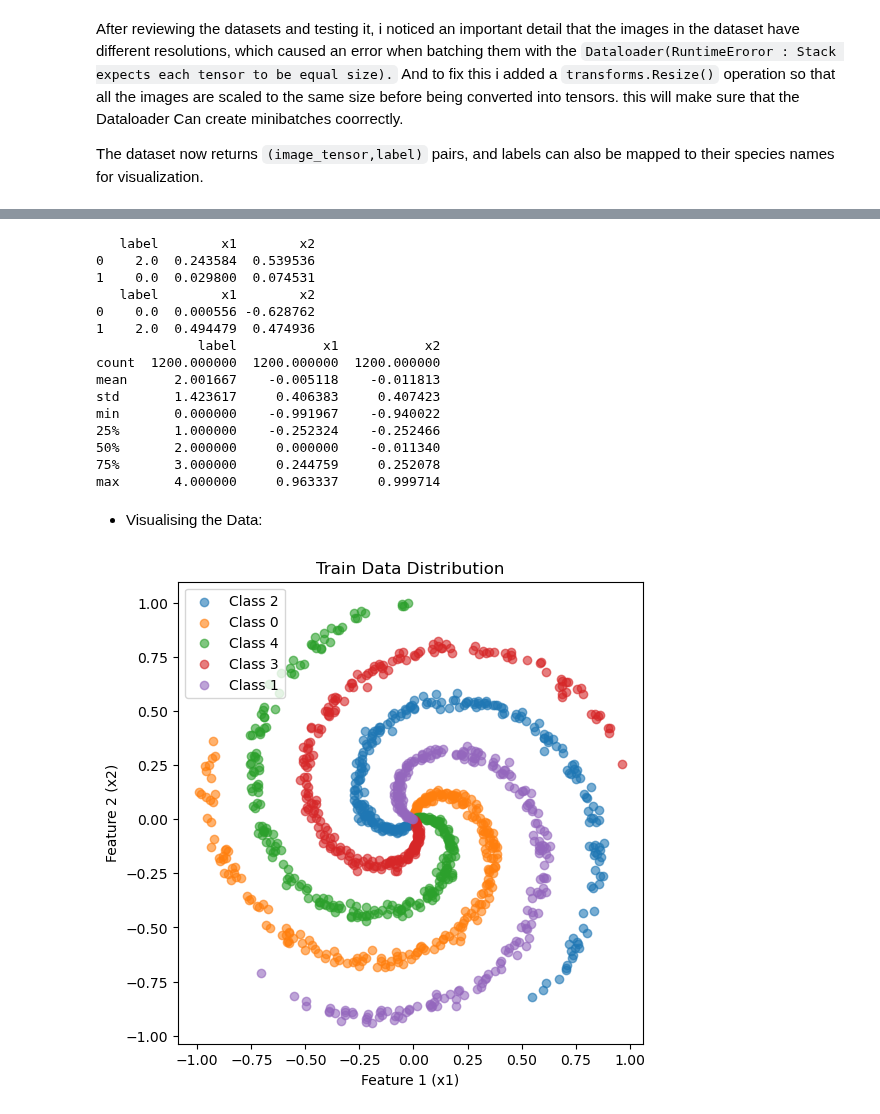
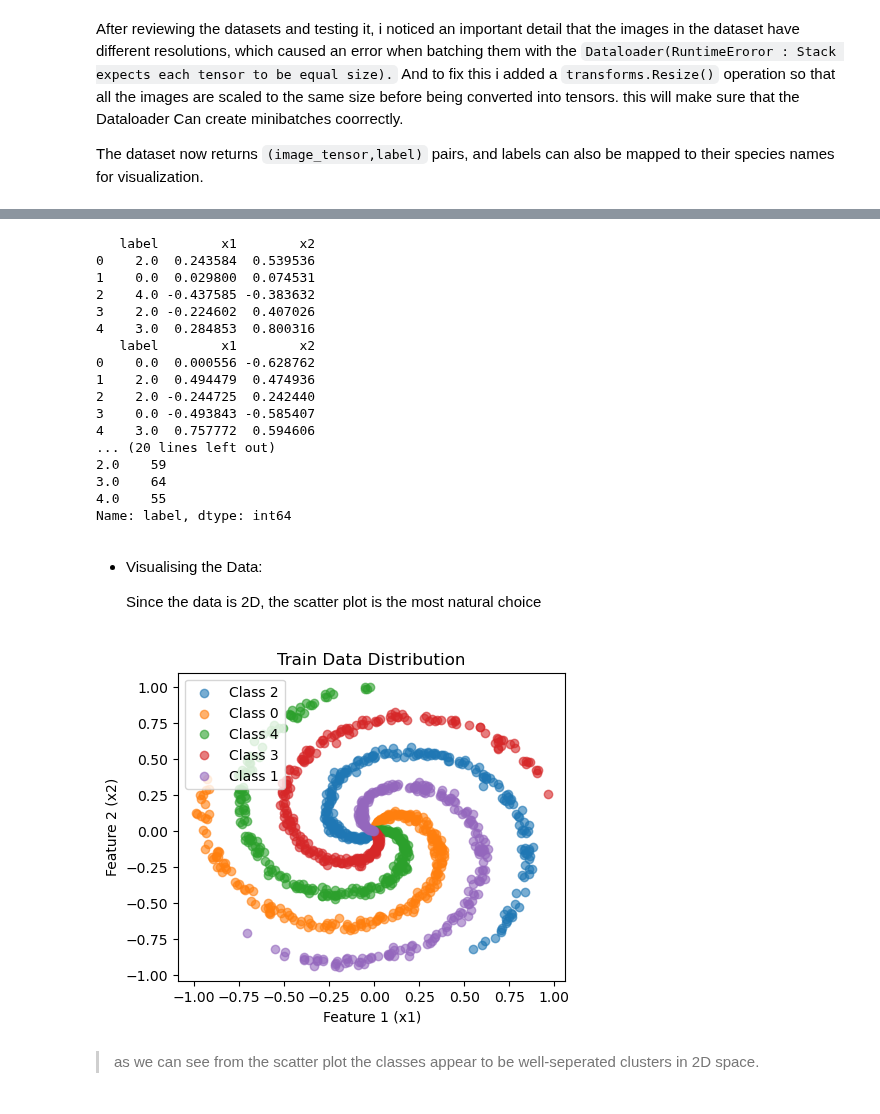
Before and after one commit to MHA963/DeepLearning, a Jupyter notebook: assignments/Assignment1.ipynb, the cells around one changed output, grey strips where cells are left out. Saved outputs shown, nothing was run; the diff lists cells and outputs as text; code cells hidden in the pictures.

```diff
--- a/assignments/Assignment1.ipynb
+++ b/assignments/Assignment1.ipynb
@@ -204,38 +208,49 @@ test = pd.read_csv("../data/testData.csv", delim_whitespace=True, header=None)
 train.columns = ["label", "x1", "x2"]
 test.columns = ["label", "x1", "x2"]
 
-print(train.head(2))
-print(test.head(2))
+print(train.head(5))
+print(test.head(5))
 print(train.describe())
+print("Train class distribution:")
+print(train["label"].value_counts().sort_index())
+
+print("\nTest class distribution:")
+print(test["label"].value_counts().sort_index())
 # %% [output]
    label        x1        x2
 0    2.0  0.243584  0.539536
 1    0.0  0.029800  0.074531
+2    4.0 -0.437585 -0.383632
+3    2.0 -0.224602  0.407026
+4    3.0  0.284853  0.800316
    label        x1        x2
 0    0.0  0.000556 -0.628762
 1    2.0  0.494479  0.474936
-             label           x1           x2
-count  1200.000000  1200.000000  1200.000000
-mean      2.001667    -0.005118    -0.011813
-std       1.423617     0.406383     0.407423
-min       0.000000    -0.991967    -0.940022
-25%       1.000000    -0.252324    -0.252466
-50%       2.000000     0.000000    -0.011340
-75%       3.000000     0.244759     0.252078
-max       4.000000     0.963337     0.999714
+2    2.0 -0.244725  0.242440
+3    0.0 -0.493843 -0.585407
+4    3.0  0.757772  0.594606
+... (20 lines left out)
+2.0    59
+3.0    64
+4.0    55
+Name: label, dtype: int64
 # %% [markdown]
 - Visualising the Data:
+
+  Since the data is 2D, the scatter plot is the most natural choice
 # %%
 
-plt.figure(figsize=(6,6))
+plt.figure(figsize=(5,4))
 for lbl in train["label"].unique():
     subset = train[train["label"] == lbl]
     plt.scatter(subset["x1"], subset["x2"], label=f"Class {int(lbl)}", alpha=0.6)
 
 plt.xlabel("Feature 1 (x1)")
 plt.ylabel("Feature 2 (x2)")
 plt.legend()
 plt.title("Train Data Distribution")
 plt.show()
 # %% [output]
-[figure, old version]
+[figure, new version]
+# %% [markdown]
+> as we can see from the scatter plot the classes appear to be well-seperated clusters in 2D space.
```
Also changed, not shown: parts of 11 cells of this notebook, 3 other files.
